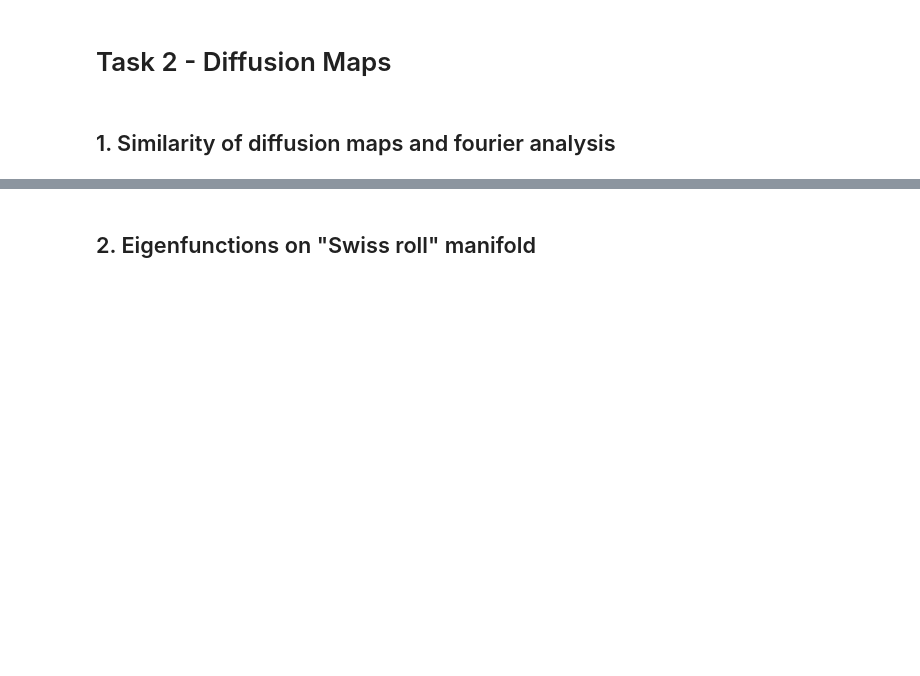
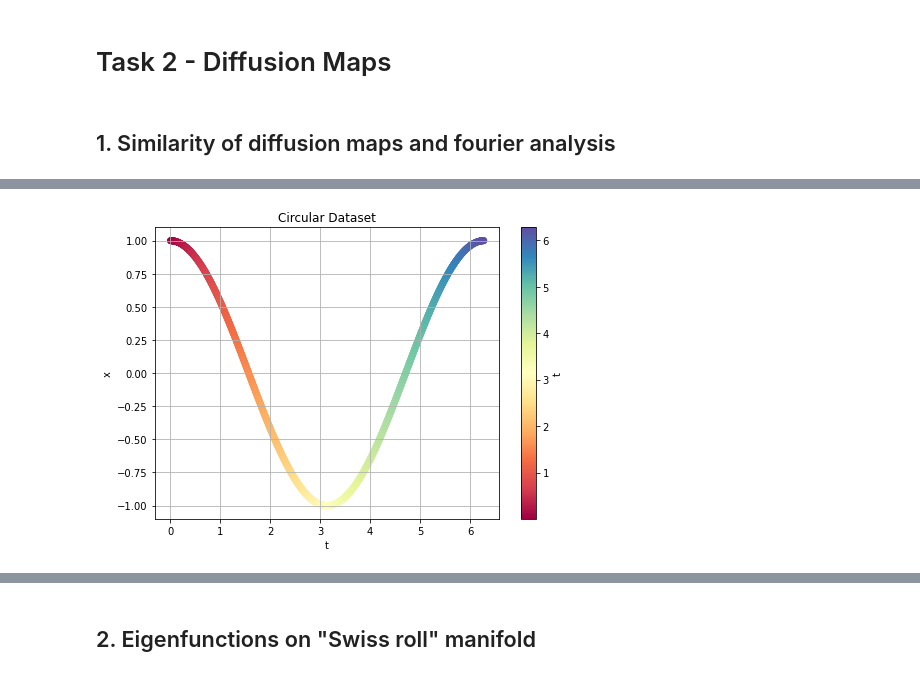
Before and after one commit to sonmikrafft-uni-MLCMS/ex4, a Jupyter notebook: task_2.ipynb, the cells around one changed output, grey strips where cells are left out. Drawn from its saved outputs; the diff is of its cells as text; code cells hidden in the pictures; blank space fills up the shorter version.

```diff
--- a/task_2.ipynb
+++ b/task_2.ipynb
@@ -20,0 +26,13 @@ plot_2d_dataset(
+# %%
+plot_2d_dataset(
+    t_unit_cycle,
+    X_unit_cycle[:, 0],
+    x_label="t",
+    y_label="x",
+    title="Circular Dataset",
+    c=t_unit_cycle,
+    colorbar=True,
+    colorbar_label="t",
+)
+# %% [output]
+[figure, added]
```
Also changed, not shown: parts of 19 cells of this notebook.
